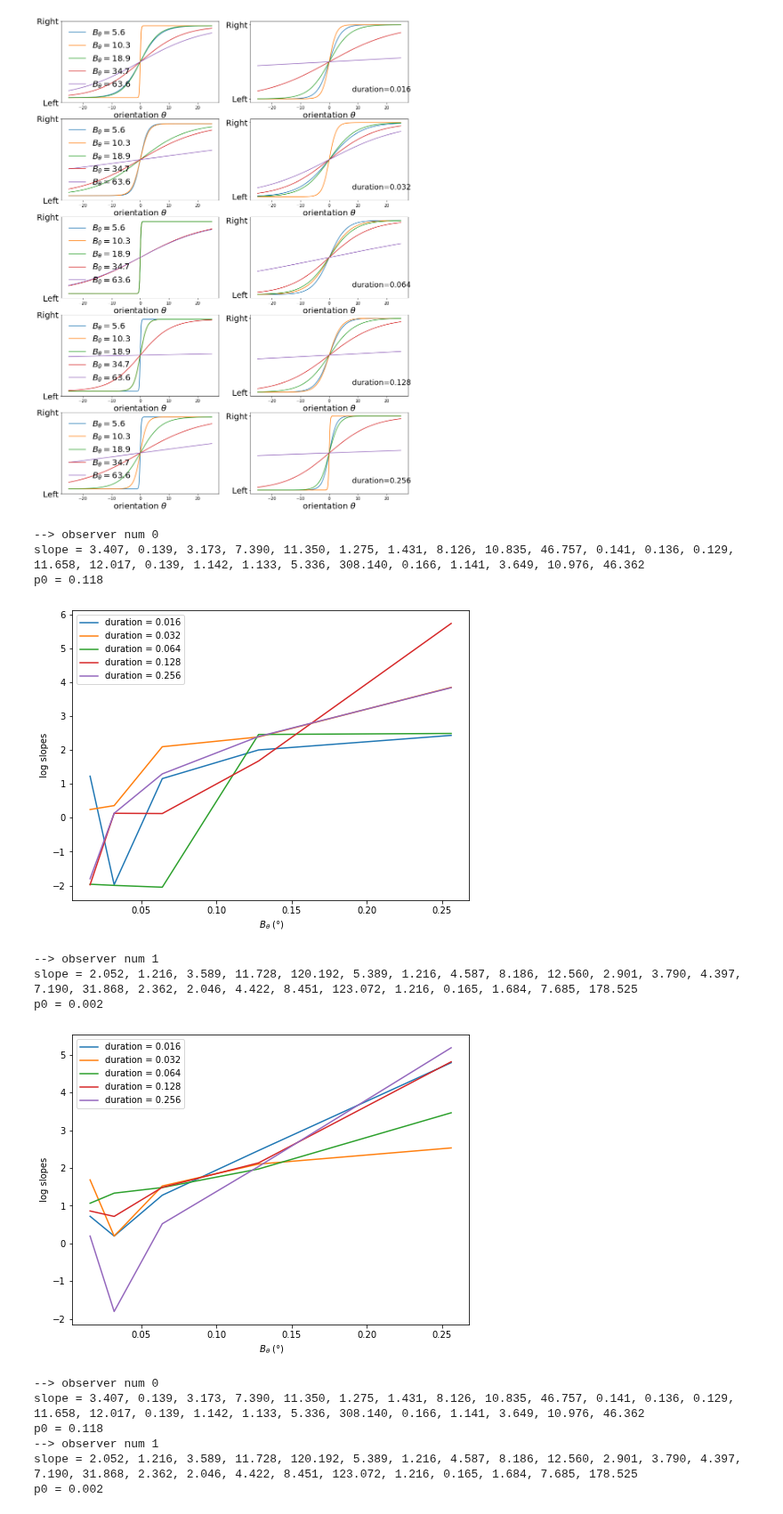
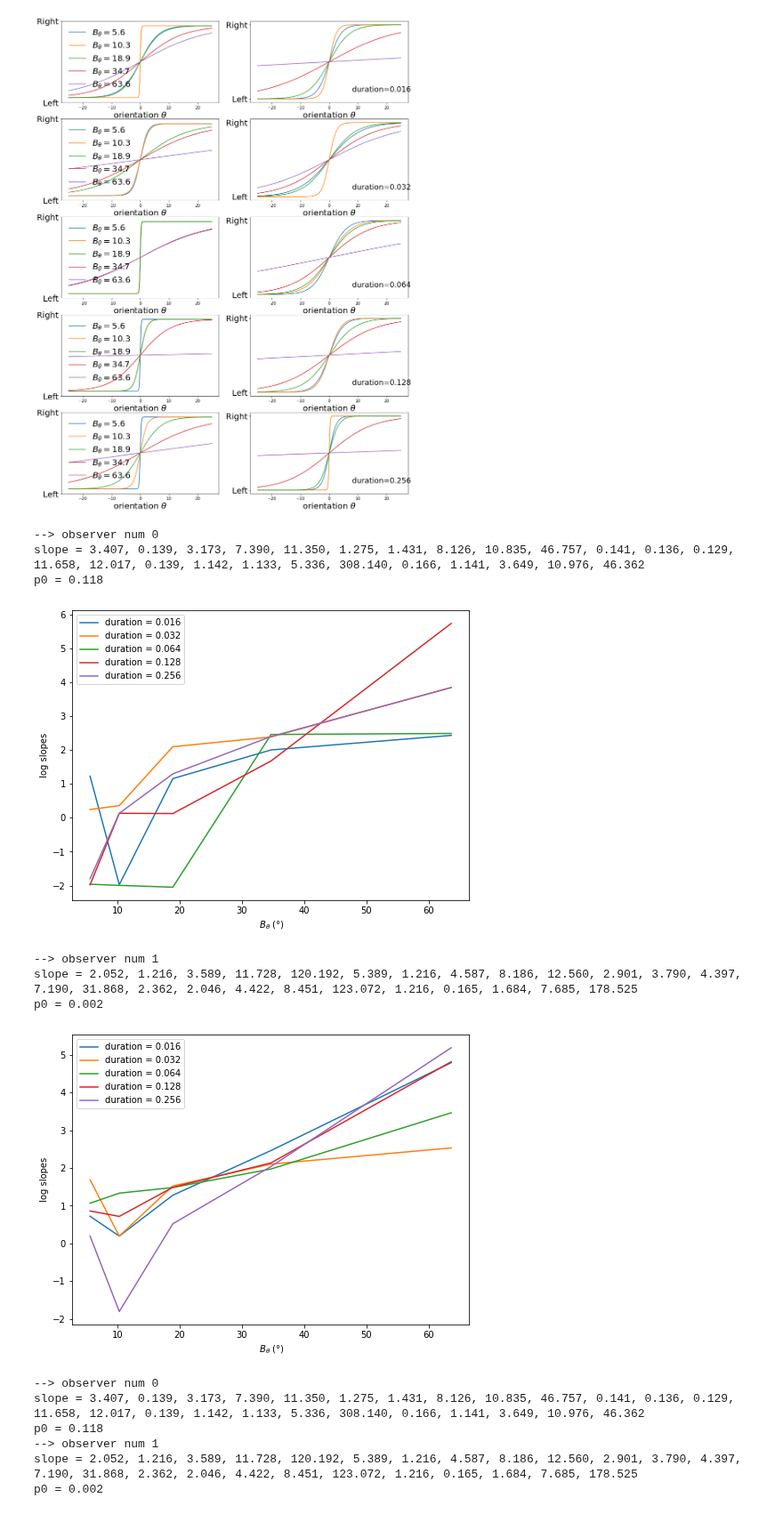
Before and after one commit to jennafradin/MSc-Internship, a Jupyter notebook: Notebooks/W17/59_analysis_durations.ipynb, the cells around one changed output. Shown at 89% size. Saved outputs shown, nothing was run; the diff lists cells and outputs as text; code cells hidden in the pictures.

```diff
--- a/Notebooks/W17/59_analysis_durations.ipynb
+++ b/Notebooks/W17/59_analysis_durations.ipynb
@@ -228,25 +228,25 @@ for num, data in enumerate(subj_data_list) :
 # %%
 for num, data in enumerate(subj_data_list) :
     print('--> observer num', num)
     theta0_, wt_, p0_ = get_params(results[num], verbose=True)
     coef_list = []
     plt.figure(figsize = (8,6))
     for i_duration, duration in enumerate(duration_list):
         wt__ = wt_[(i_duration*len(B_theta_list)):((i_duration+1)*len(duration_list))]
-        plt.plot(duration_list, np.log(wt__), label=f'duration = {duration:.3f}')
+        plt.plot(B_theta_list, np.log(wt__), label=f'duration = {duration:.3f}')
     plt.xlabel(r' $B_\theta$ (°)')
     plt.ylabel(r' log slopes ')
     plt.legend(loc ='best')
     plt.show()
 # %% [output]
 --> observer num 0
 slope = 3.407, 0.139, 3.173, 7.390, 11.350, 1.275, 1.431, 8.126, 10.835, 46.757, 0.141, 0.136, 0.129, 11.658, 12.017, 0.139, 1.142, 1.133, 5.336, 308.140, 0.166, 1.141, 3.649, 10.976, 46.362
 p0 = 0.118
-[figure, old version]
+[figure, new version]
 --> observer num 1
 slope = 2.052, 1.216, 3.589, 11.728, 120.192, 5.389, 1.216, 4.587, 8.186, 12.560, 2.901, 3.790, 4.397, 7.190, 31.868, 2.362, 2.046, 4.422, 8.451, 123.072, 1.216, 0.165, 1.684, 7.685, 178.525
 p0 = 0.002
-[figure, old version]
+[figure, new version]
 # %%
 fig, axs = plt.subplots(1, len(subj_data_list), figsize=(8,6))
 for num, data in enumerate(subj_data_list) :
```
Also changed, not shown: 6 other files.
